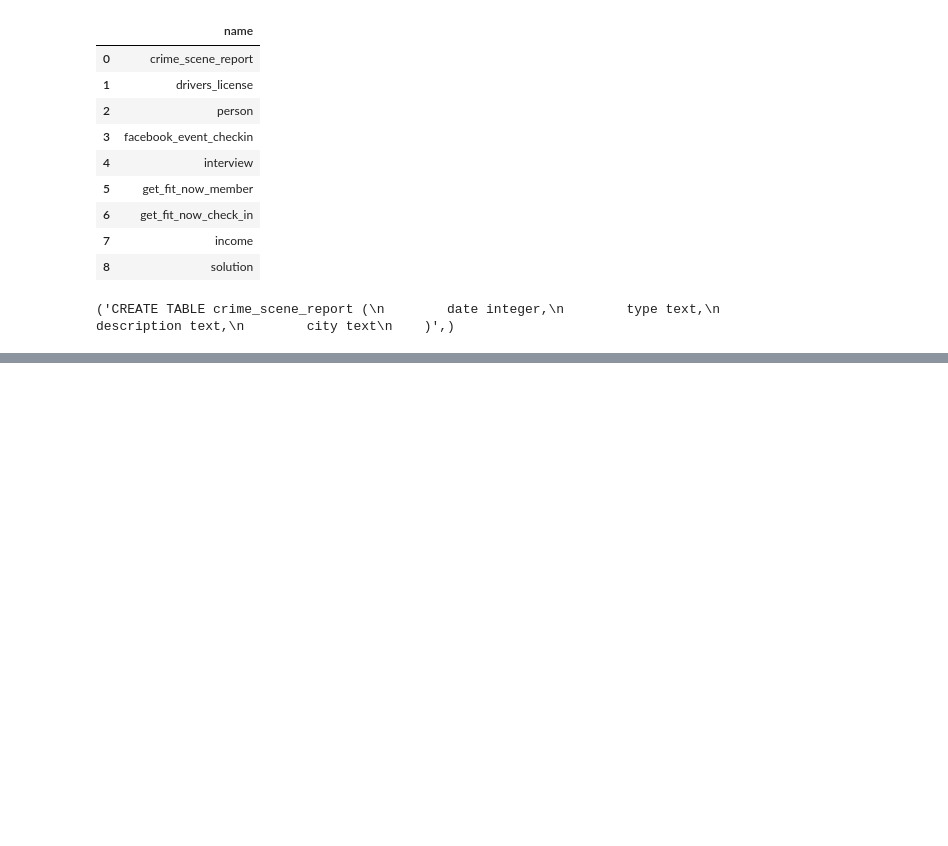
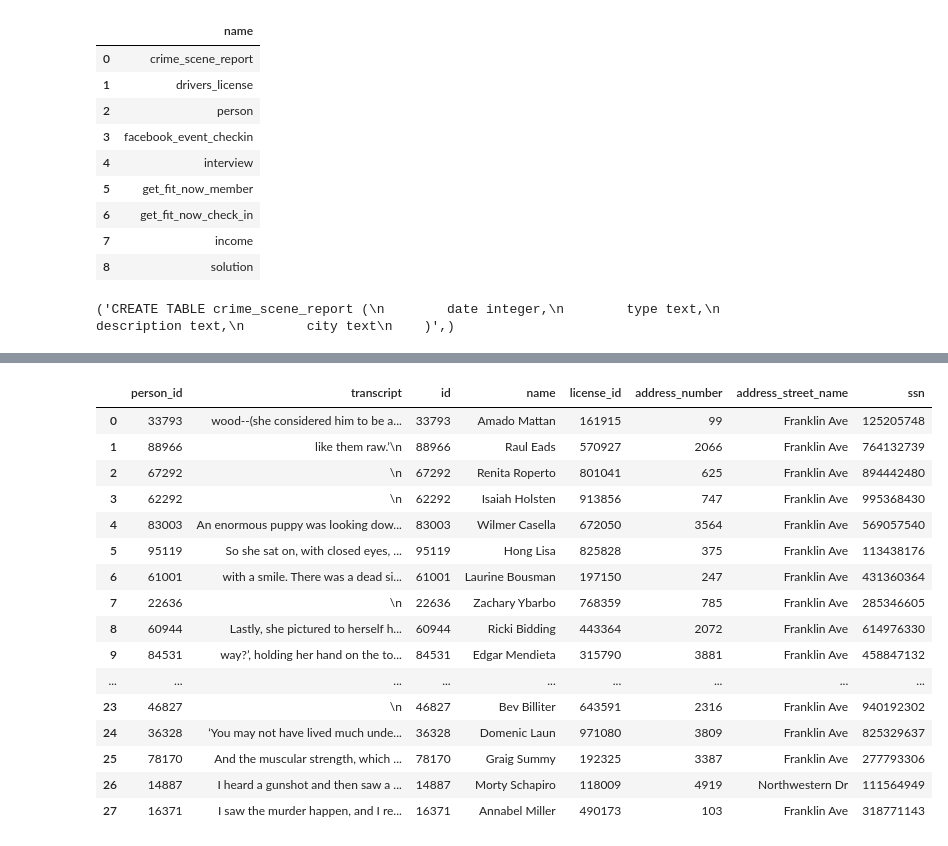
Before and after one commit to mrguezrodriguez/whiteberry, a Jupyter notebook: parte1/sql_murder_mystery.ipynb, the cells around one changed output, grey strips where cells are left out. Drawn from its saved outputs; the diff is of its cells as text; code cells hidden in the pictures; blank space fills up the shorter version.

```diff
--- a/parte1/sql_murder_mystery.ipynb
+++ b/parte1/sql_murder_mystery.ipynb
@@ -41,0 +125,29 @@ print(cursor.fetchone())
+# %%
+# 5 entrevistas a testigos junto con datos de los testigos que viven en el último número de farankiln ave or ultimo numero de Northwestern dr
+cursor.execute("""
+SELECT i.*, p.* FROM interview i
+left join person p
+on i.person_id = p.id
+WHERE i.person_id IN (SELECT id FROM person WHERE address_street_name LIKE "%Franklin Ave%" OR id = 14887)""")
+df_5 = pd.DataFrame(cursor.fetchall(), columns=[desc[0] for desc in cursor.description])
+df_5
+
+# 16371
+# %% [output]
+|  | person_id | transcript | id | name | license_id | address_number | address_street_name | ssn |
+| 0 | 33793 | wood--(she considered him to be a... | 33793 | Amado Mattan | 161915 | 99 | Franklin Ave | 125205748 |
+| 1 | 88966 | like them raw.’\n | 88966 | Raul Eads | 570927 | 2066 | Franklin Ave | 764132739 |
+| 2 | 67292 | \n | 67292 | Renita Roperto | 801041 | 625 | Franklin Ave | 894442480 |
+| 3 | 62292 | \n | 62292 | Isaiah Holsten | 913856 | 747 | Franklin Ave | 995368430 |
+| 4 | 83003 | An enormous puppy was looking dow... | 83003 | Wilmer Casella | 672050 | 3564 | Franklin Ave | 569057540 |
+| 5 | 95119 | So she sat on, with closed eyes, ... | 95119 | Hong Lisa | 825828 | 375 | Franklin Ave | 113438176 |
+| 6 | 61001 | with a smile. There was a dead si... | 61001 | Laurine Bousman | 197150 | 247 | Franklin Ave | 431360364 |
+| 7 | 22636 | \n | 22636 | Zachary Ybarbo | 768359 | 785 | Franklin Ave | 285346605 |
+| 8 | 60944 | Lastly, she pictured to herself h... | 60944 | Ricki Bidding | 443364 | 2072 | Franklin Ave | 614976330 |
+| 9 | 84531 | way?’, holding her hand on the to... | 84531 | Edgar Mendieta | 315790 | 3881 | Franklin Ave | 458847132 |
+| ... | ... | ... | ... | ... | ... | ... | ... | ... |
+| 23 | 46827 | \n | 46827 | Bev Billiter | 643591 | 2316 | Franklin Ave | 940192302 |
+| 24 | 36328 | ‘You may not have lived much unde... | 36328 | Domenic Laun | 971080 | 3809 | Franklin Ave | 825329637 |
+| 25 | 78170 | And the muscular strength, which ... | 78170 | Graig Summy | 192325 | 3387 | Franklin Ave | 277793306 |
+| 26 | 14887 | I heard a gunshot and then saw a ... | 14887 | Morty Schapiro | 118009 | 4919 | Northwestern Dr | 111564949 |
+| 27 | 16371 | I saw the murder happen, and I re... | 16371 | Annabel Miller | 490173 | 103 | Franklin Ave | 318771143 |
```
Also changed, not shown: parts of 13 cells of this notebook, 1 other file.
